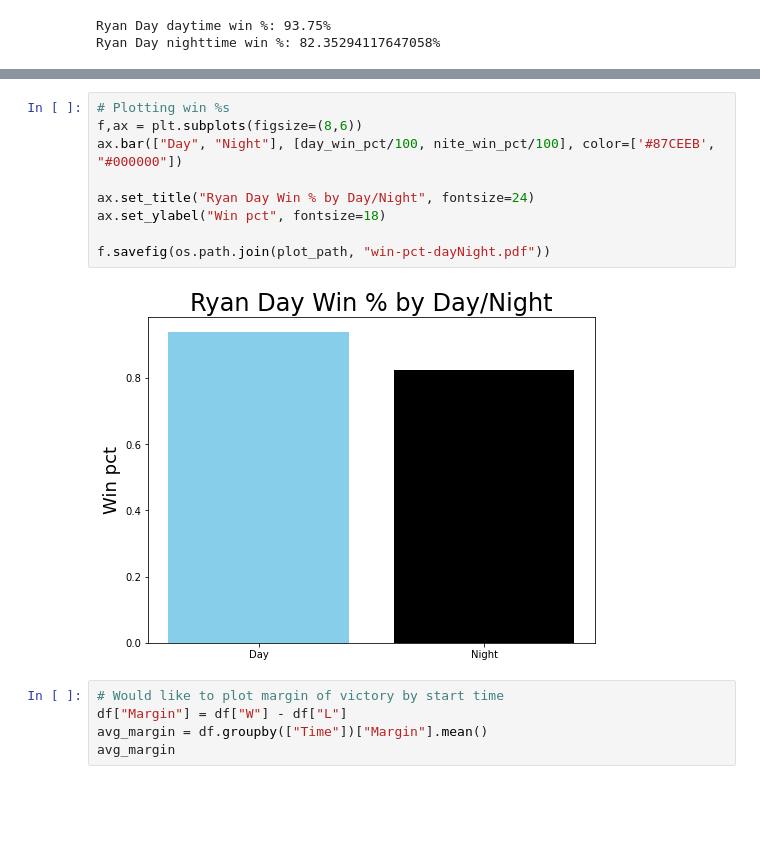
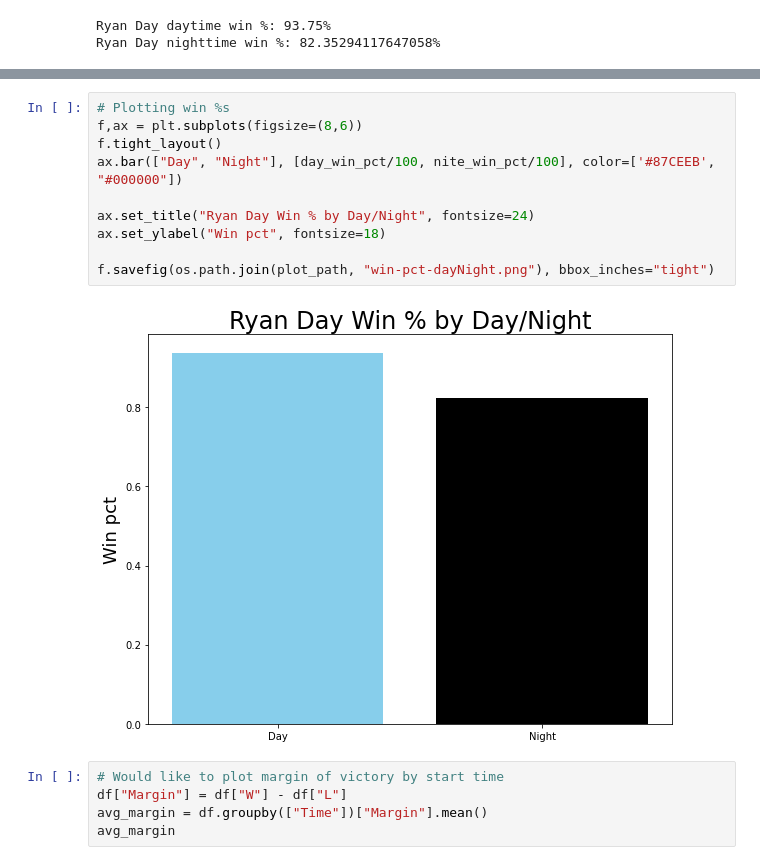
Before and after one commit to andrewbowen19/ryanDay, a Jupyter notebook: src/ryanDay.ipynb, the cells around one changed output, grey strips where cells are left out. Drawn from its saved outputs; the diff is of its cells as text; blank space fills up the shorter version.

```diff
--- a/src/ryanDay.ipynb
+++ b/src/ryanDay.ipynb
@@ -107,14 +108,15 @@ plt.savefig(os.path.join(plot_path, "record-vs-time.pdf"))
 # %%
 # Plotting win %s
 f,ax = plt.subplots(figsize=(8,6))
+f.tight_layout()
 ax.bar(["Day", "Night"], [day_win_pct/100, nite_win_pct/100], color=['#87CEEB', "#000000"])
 
 ax.set_title("Ryan Day Win % by Day/Night", fontsize=24)
 ax.set_ylabel("Win pct", fontsize=18)
 
-f.savefig(os.path.join(plot_path, "win-pct-dayNight.pdf"))
+f.savefig(os.path.join(plot_path, "win-pct-dayNight.png"), bbox_inches="tight")
 # %% [output]
-[figure, old version]
+[figure, new version]
 # %%
 # Would like to plot margin of victory by start time
 df["Margin"] = df["W"] - df["L"]
```
Also changed, not shown: parts of 20 cells of this notebook, 2 other files.
